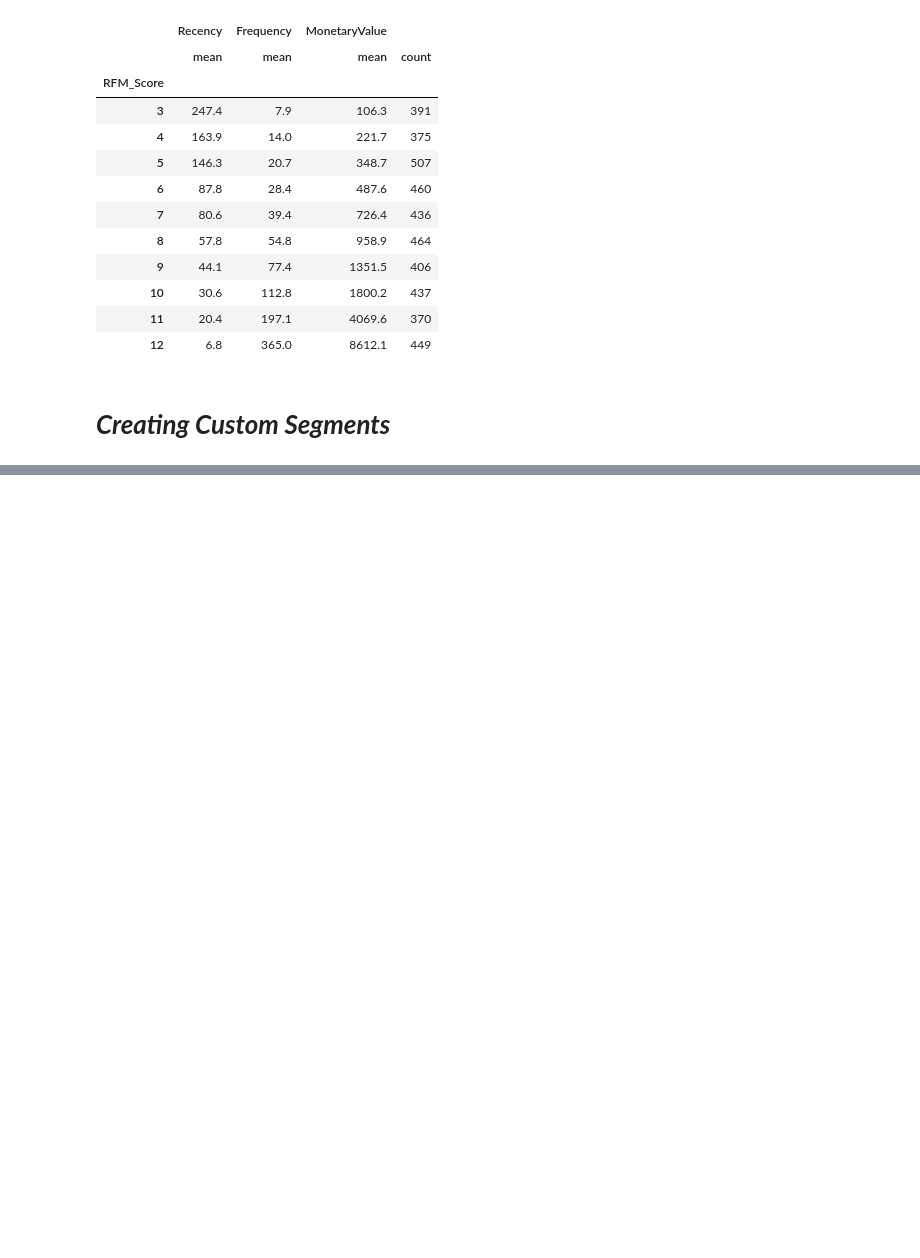
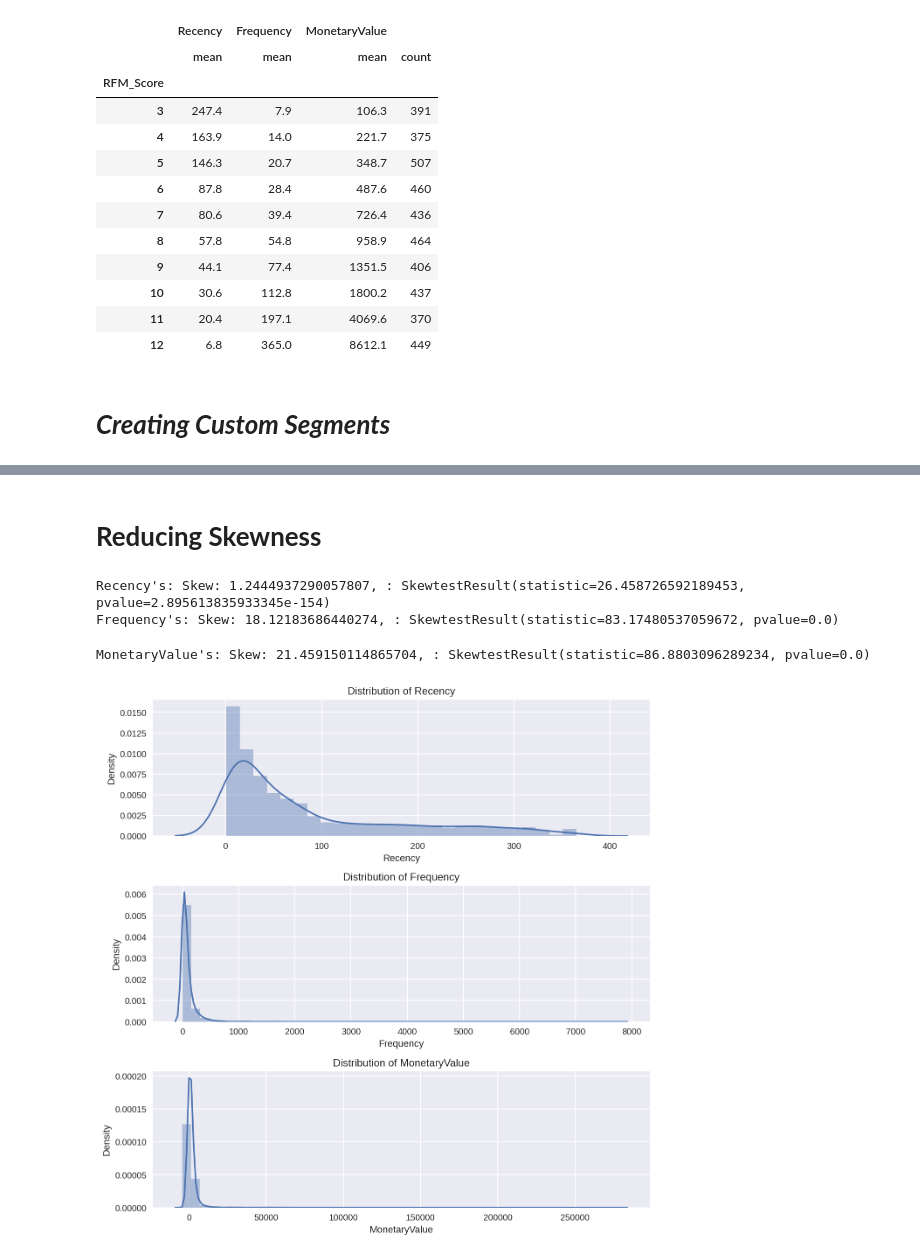
Before and after one commit to nileshrathod17/Online-Retail-Customer-Segmentation, a Jupyter notebook: Online_Retail_Customer_Segmentation.ipynb, the cells around one changed output, grey strips where cells are left out. Cells and saved outputs as stored; diff of their text form; code cells hidden in the pictures; blank space fills up the shorter version.

```diff
--- a/Online_Retail_Customer_Segmentation.ipynb
+++ b/Online_Retail_Customer_Segmentation.ipynb
@@ -945,0 +985,30 @@ data_rfm_quantile.groupby('RFM_Score').agg({
+# %% [markdown]
+# **Reducing Skewness**
+# %%
+def check_skew(data, column):
+    skew = stats.skew(data[column])
+    skewtest = stats.skewtest(data[column])
+    plt.title('Distribution of ' + column)
+    sns.distplot(data[column])
+    print("{}'s: Skew: {}, : {}".format(column, skew, skewtest))
+    return
+# %%
+# Plot all 3 graphs together for summary findings
+plt.figure(figsize=(9, 9))
+
+plt.subplot(3, 1, 1)
+check_skew(data_rfm,'Recency')
+
+plt.subplot(3, 1, 2)
+check_skew(data_rfm,'Frequency')
+
+plt.subplot(3, 1, 3)
+check_skew(data_rfm,'MonetaryValue')
+
+plt.tight_layout()
+plt.savefig('before_transform.png', format='png', dpi=1000)
+# %% [output]
+Recency's: Skew: 1.2444937290057807, : SkewtestResult(statistic=26.458726592189453, pvalue=2.895613835933345e-154)
+Frequency's: Skew: 18.12183686440274, : SkewtestResult(statistic=83.17480537059672, pvalue=0.0)
+MonetaryValue's: Skew: 21.459150114865704, : SkewtestResult(statistic=86.8803096289234, pvalue=0.0)
+[figure, added]
```
Also changed, not shown: parts of 8 cells of this notebook.
